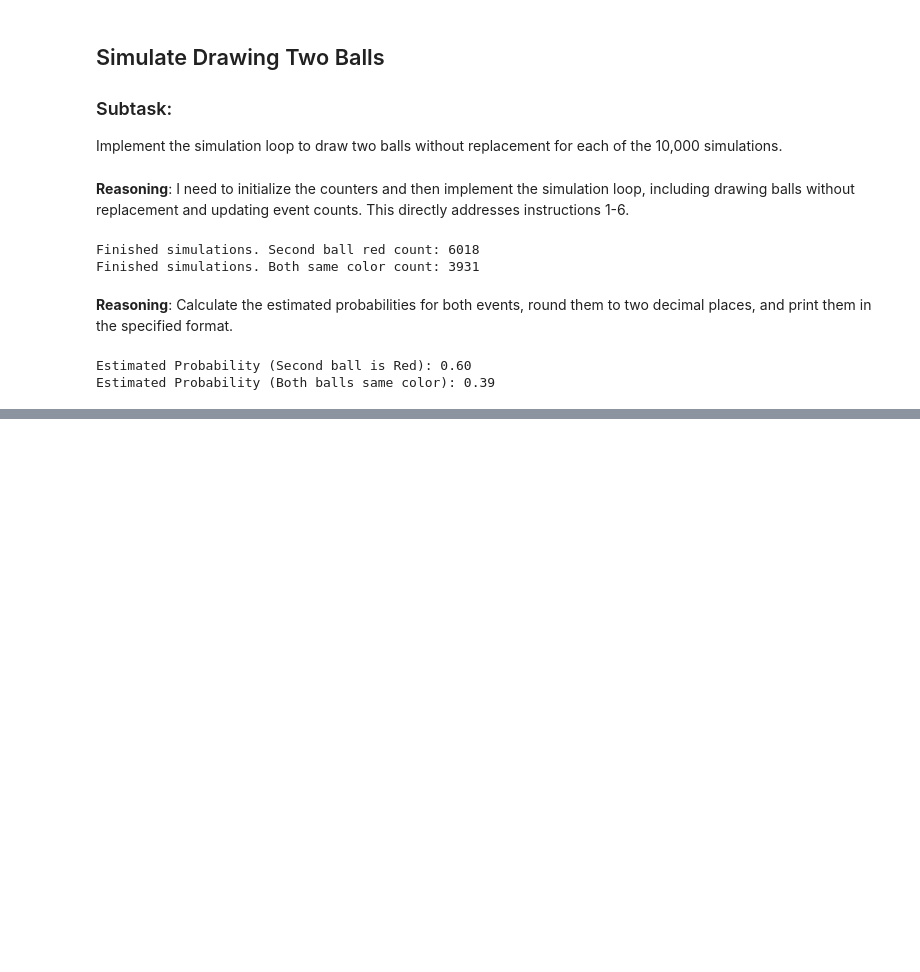
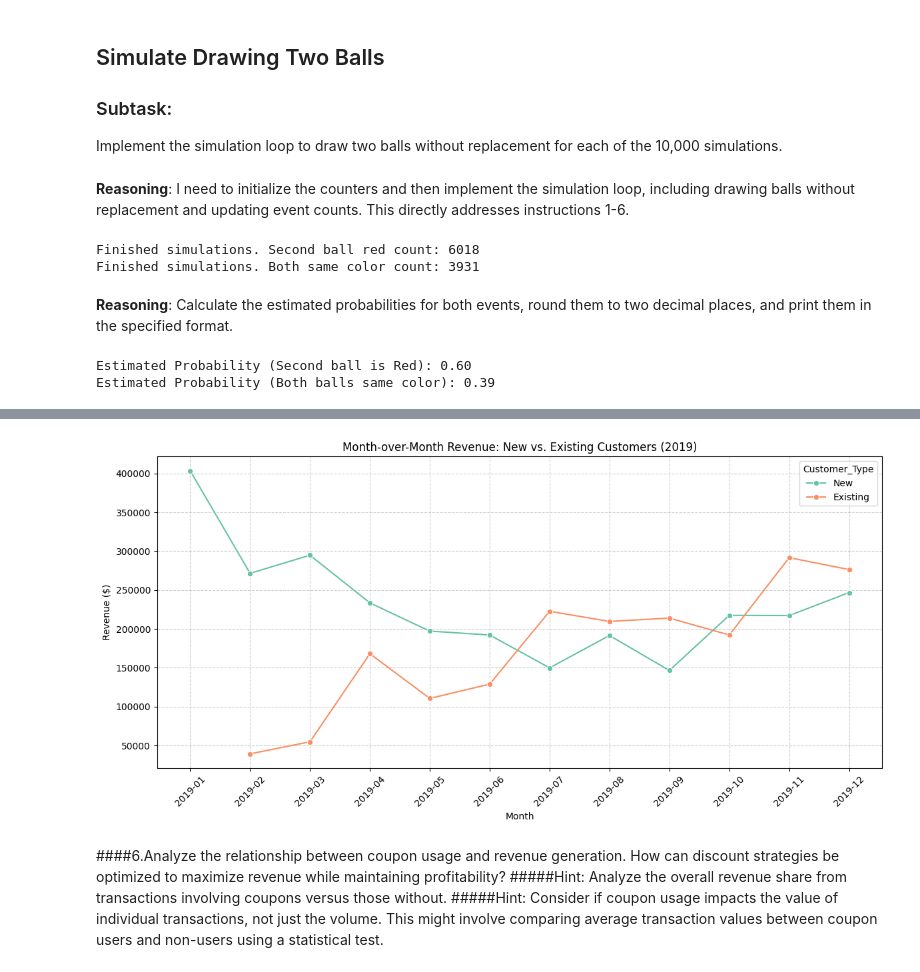
Before and after one commit to shridhar2k9/AI-ML, a Jupyter notebook: Untitled4.ipynb, the cells around one changed output, grey strips where cells are left out. Cells and saved outputs as stored; diff of their text form; code cells hidden in the pictures; blank space fills up the shorter version.

```diff
--- a/Untitled4.ipynb
+++ b/Untitled4.ipynb
@@ -2031,0 +894,43 @@ Executive Insights & Strategic Recommendations for Weekly Sales
+# %%
+import numpy as np
+import pandas as pd
+import matplotlib.pyplot as plt
+import seaborn as sns
+
+# Ensure Transaction_Date and YearMonth are set correctly
+online_sales_data['Transaction_Date'] = pd.to_datetime(online_sales_data['Transaction_Date'])
+online_sales_data['YearMonth'] = online_sales_data['Transaction_Date'].dt.to_period('M')
+
+# Calculate First_Transaction_Month (Cohort Month of First Purchase) for each CustomerID
+online_sales_data['First_Transaction_Month'] = online_sales_data.groupby('CustomerID')['YearMonth'].transform('min')
+
+# Classify transactions: if YearMonth equals First_Transaction_Month, the customer is 'New', else 'Existing'
+online_sales_data['Customer_Type'] = np.where(
+    online_sales_data['YearMonth'] == online_sales_data['First_Transaction_Month'],
+    'New',
+    'Existing'
+)
+
+# Ensure Sales_Amount is calculated
+online_sales_data['Sales_Amount'] = online_sales_data['Quantity'] * online_sales_data['Avg_Price']
+
+# Aggregate revenue month-over-month by customer type
+revenue_by_type = online_sales_data.groupby(['YearMonth', 'Customer_Type'])['Sales_Amount'].sum().reset_index()
+revenue_by_type['Month_Str'] = revenue_by_type['YearMonth'].dt.strftime('%Y-%m')
+
+# Plot the revenue comparison
+plt.figure(figsize=(12, 6))
+sns.lineplot(data=revenue_by_type, x='Month_Str', y='Sales_Amount', hue='Customer_Type', marker='o', palette='Set2')
+plt.title('Month-over-Month Revenue: New vs. Existing Customers (2019)')
+plt.xlabel('Month')
+plt.ylabel('Revenue ($)')
+plt.xticks(rotation=45)
+plt.grid(True, linestyle='--', alpha=0.6)
+plt.tight_layout()
+plt.show()
+# %% [output]
+[figure, added]
+# %% [markdown]
+####6.Analyze the relationship between coupon usage and revenue generation. How can discount strategies be optimized to maximize revenue while maintaining profitability?
+#####Hint: Analyze the overall revenue share from transactions involving coupons versus those without.
+#####Hint: Consider if coupon usage impacts the value of individual transactions, not just the volume. This might involve comparing average transaction values between coupon users and non-users using a statistical test.
```
Also changed, not shown: parts of 61 cells of this notebook.
